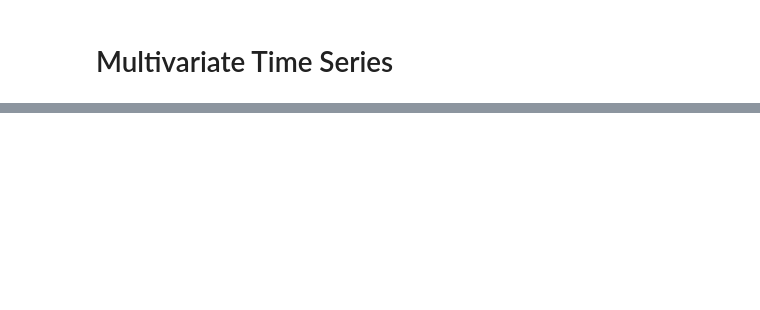
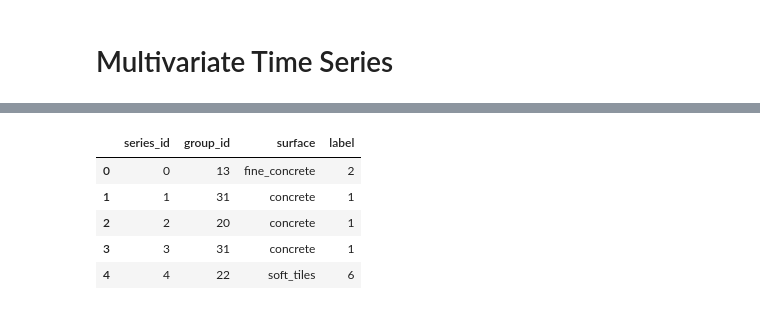
Before and after one commit to Sihan-A/PyTorch, a Jupyter notebook: Multivariate_Time_Series.ipynb, the cells around one changed output, grey strips where cells are left out. Cells and saved outputs as stored; diff of their text form; code cells hidden in the pictures; blank space fills up the shorter version.

```diff
--- a/Multivariate_Time_Series.ipynb
+++ b/Multivariate_Time_Series.ipynb
@@ -23,0 +103,3 @@ from torch.utils.data import Dataset, DataLoader
+# %%
+label_encoder = LabelEncoder()
+encoded_labels = label_encoder.fit_transform(y_train.surface)
@@ -23,0 +116,11 @@ from torch.utils.data import Dataset, DataLoader
+# %%
+y_train["label"] = encoded_labels
+# %%
+y_train.head()
+# %% [output]
+|  | series_id | group_id | surface | label |
+| 0 | 0 | 13 | fine_concrete | 2 |
+| 1 | 1 | 31 | concrete | 1 |
+| 2 | 2 | 20 | concrete | 1 |
+| 3 | 3 | 31 | concrete | 1 |
+| 4 | 4 | 22 | soft_tiles | 6 |
```
Also changed, not shown: parts of 17 cells of this notebook.
